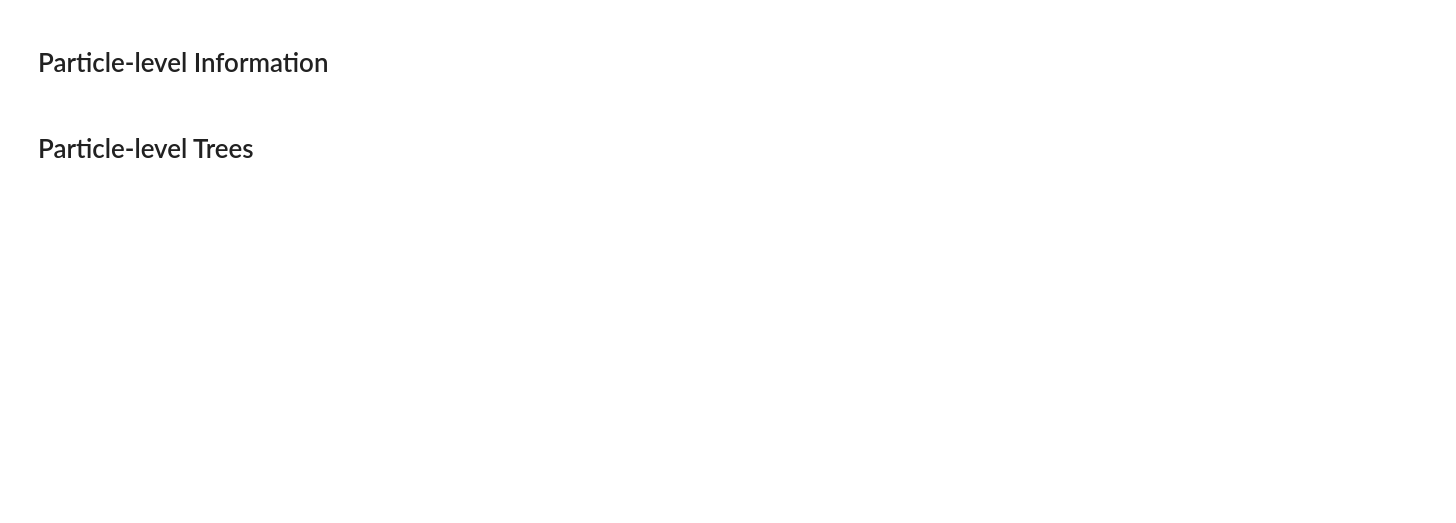
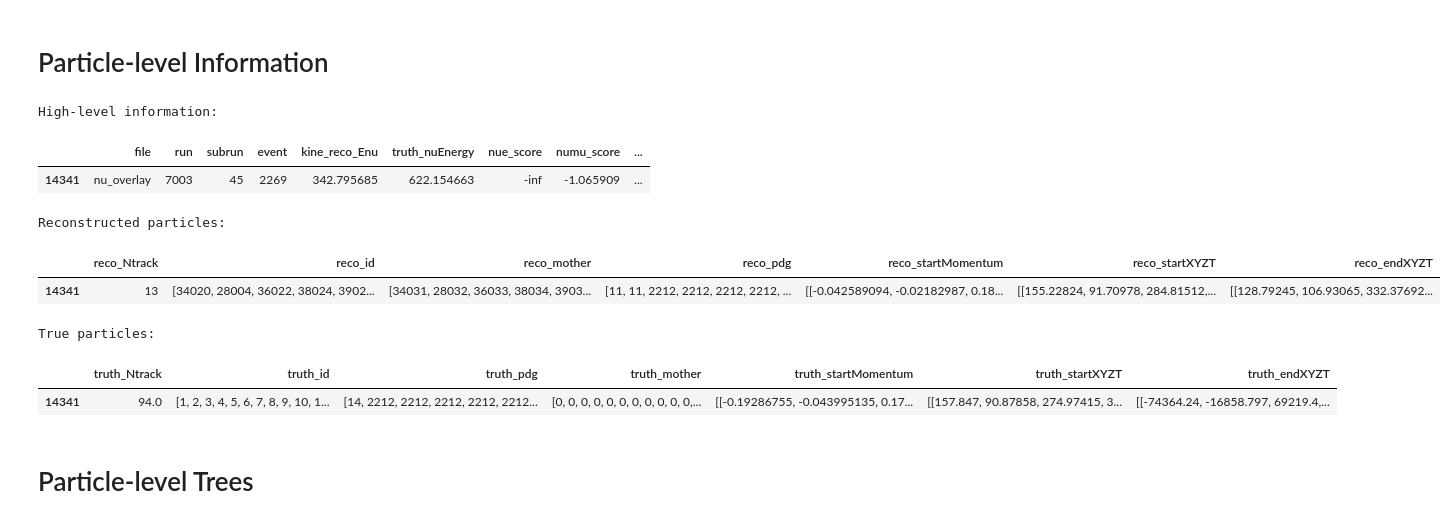
Before and after one commit to leehagaman/wc_ntuple_tutorial, a Jupyter notebook: tutorial.ipynb, the cells around one changed output. Drawn from its saved outputs; the diff is of its cells as text; code cells hidden in the pictures; blank space fills up the shorter version.

```diff
--- a/tutorial.ipynb
+++ b/tutorial.ipynb
@@ -473,3 +473,38 @@ plt.show()
+# %%
+# A lot of the information in these files comes from detailed processing of raw WC spacepoints, which are not saved in these files.
+# We do save some basic information about each WC reco particle.
+# This type of information is the input to the new RNN-based energy estimator: https://arxiv.org/abs/2406.10123
+
+# Let's look at one event, passing the WC NC Pi0 selection:
+
+one_event_df = pred_df.query("file=='nu_overlay' and run==7003 and subrun==45 and event==2269")
+
+print("High-level information:")
+display(one_event_df[["file", "run", "subrun", "event", "kine_reco_Enu", "truth_nuEnergy", "nue_score", "numu_score", "nc_delta_score", "nc_pio_score"]])
+
+print("Reconstructed particles:")
+display(one_event_df[["reco_Ntrack", "reco_id", "reco_mother", "reco_pdg", "reco_startMomentum", "reco_startXYZT", "reco_endXYZT"]])
+
+# reco_Ntrack shows us that we have 13 reconstructed particles, so each variable is a vector of length 13.
+# Each of these has an id and a mother, which form a tree structure. Each of these has a reco pdg describing the type of particle,
+# a reco momentum 4-vector describing the reconstructed energy and direction, and a reco start and end XYZT 4-vector, which give the reconstructed position and time.
+
+# We also have the same information for truth particles:
+
+print("True particles:")
+display(one_event_df[["truth_Ntrack", "truth_id", "truth_pdg", "truth_mother", "truth_startMomentum", "truth_startXYZT", "truth_endXYZT"]])
+
+# There is even more information in the files, for example truth_process that can tell you more about what process created a particle, but we won't use that in this tutorial.
+# %% [output]
+High-level information:
+|  | file | run | subrun | event | kine_reco_Enu | truth_nuEnergy | nue_score | numu_score | ... |
+| 14341 | nu_overlay | 7003 | 45 | 2269 | 342.795685 | 622.154663 | -inf | -1.065909 | ... |
+Reconstructed particles:
+|  | reco_Ntrack | reco_id | reco_mother | reco_pdg | reco_startMomentum | reco_startXYZT | reco_endXYZT |
+| 14341 | 13 | [34020, 28004, 36022, 38024, 3902... | [34031, 28032, 36033, 38034, 3903... | [11, 11, 2212, 2212, 2212, 2212, ... | [[-0.042589094, -0.02182987, 0.18... | [[155.22824, 91.70978, 284.81512,... | [[128.79245, 106.93065, 332.37692... |
+True particles:
+|  | truth_Ntrack | truth_id | truth_pdg | truth_mother | truth_startMomentum | truth_startXYZT | truth_endXYZT |
+| 14341 | 94.0 | [1, 2, 3, 4, 5, 6, 7, 8, 9, 10, 1... | [14, 2212, 2212, 2212, 2212, 2212... | [0, 0, 0, 0, 0, 0, 0, 0, 0, 0, 0,... | [[-0.19286755, -0.043995135, 0.17... | [[157.847, 90.87858, 274.97415, 3... | [[-74364.24, -16858.797, 69219.4,... |
 # %% [markdown]
 # Particle-level Trees
 # %%
```
Also changed, not shown: parts of 14 cells of this notebook, 2 other files.
